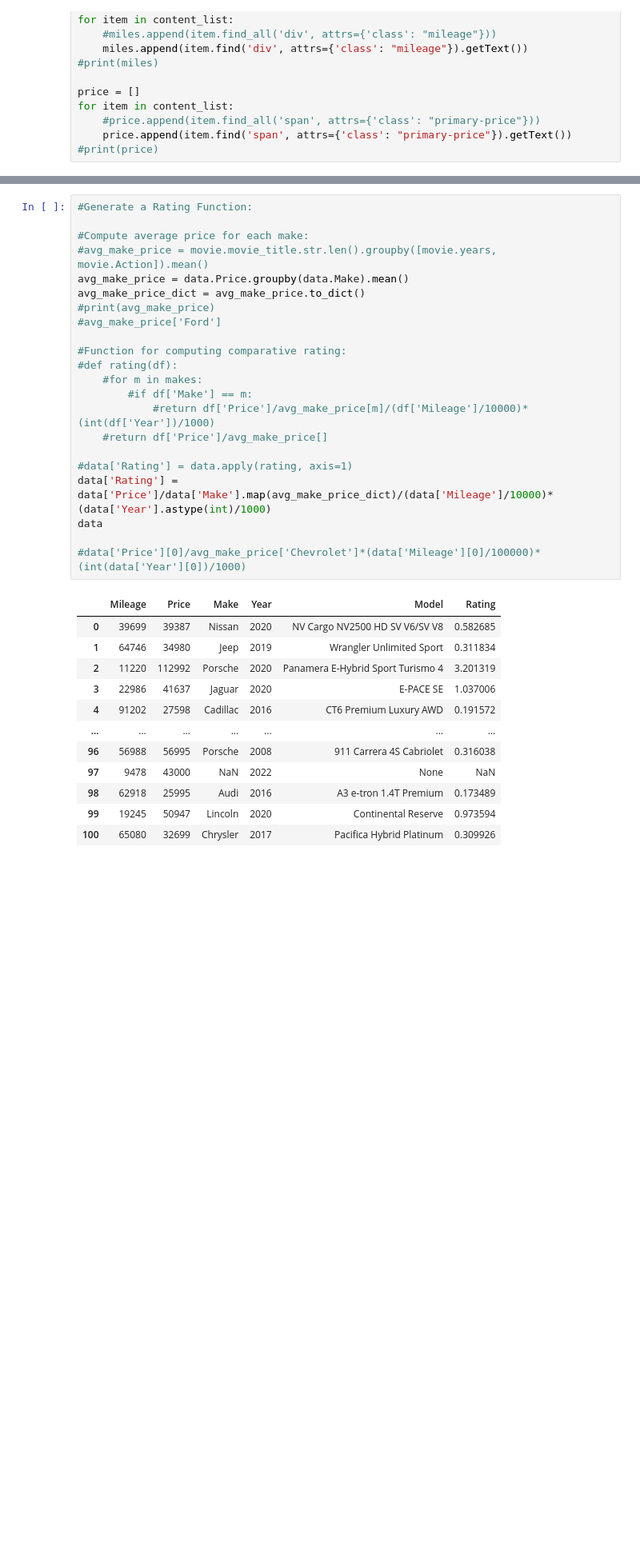
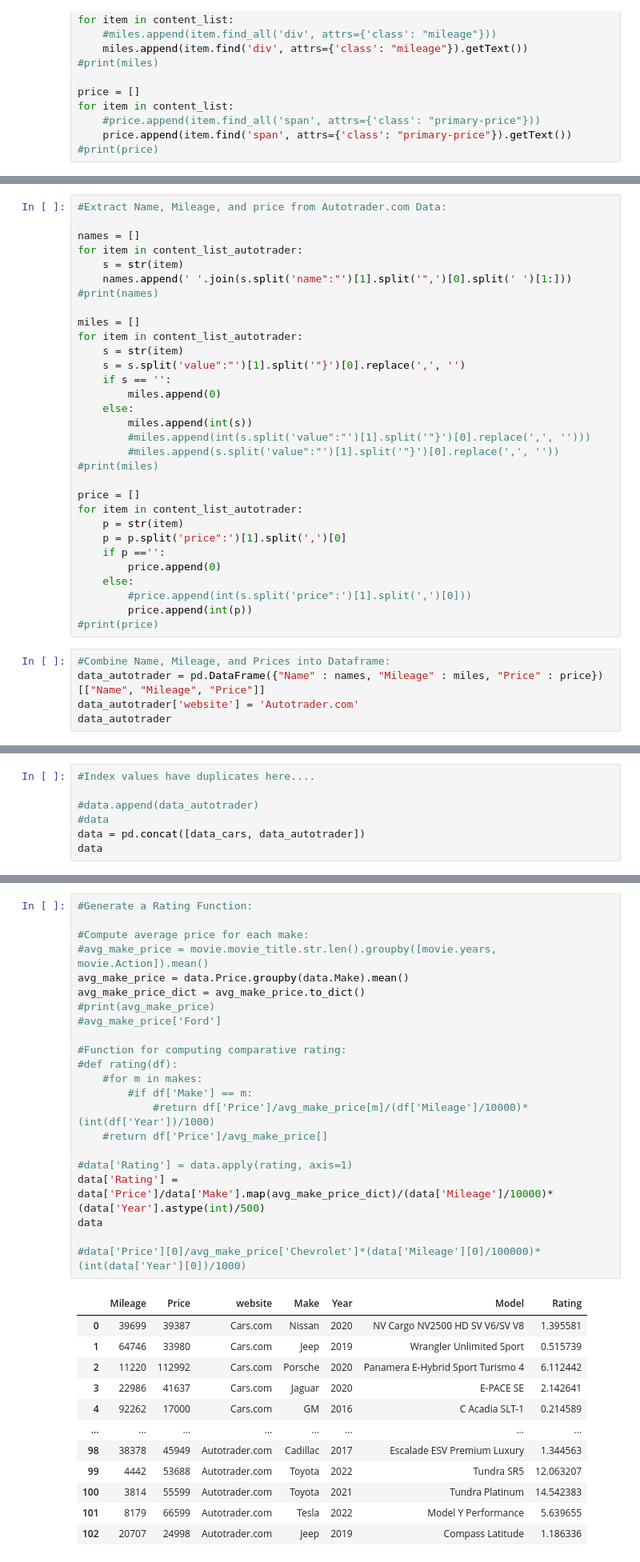
Before and after one commit to spooknewt/tools1_project_TG_AM, a Jupyter notebook: used_cars_project.ipynb, the cells around one changed output, grey strips where cells are left out. Shown at 80% size. Saved outputs shown, nothing was run; the diff lists cells and outputs as text; blank space fills up the shorter version.

```diff
--- a/used_cars_project.ipynb
+++ b/used_cars_project.ipynb
@@ -107,0 +146,36 @@ data['Price'] = data['Price'].apply(price)
+# %%
+#Extract Name, Mileage, and price from Autotrader.com Data:
+
+names = []
+for item in content_list_autotrader:
+    s = str(item)
+    names.append(' '.join(s.split('name":"')[1].split('",')[0].split(' ')[1:]))
+#print(names)
+
+miles = []
+for item in content_list_autotrader:
+    s = str(item)
+    s = s.split('value":"')[1].split('"}')[0].replace(',', '')
+    if s == '':
+        miles.append(0)
+    else:
+        miles.append(int(s))
+        #miles.append(int(s.split('value":"')[1].split('"}')[0].replace(',', '')))
+        #miles.append(s.split('value":"')[1].split('"}')[0].replace(',', ''))
+#print(miles)
+
+price = []
+for item in content_list_autotrader:
+    p = str(item)
+    p = p.split('price":')[1].split(',')[0]
+    if p =='':
+        price.append(0)
+    else:
+        #price.append(int(s.split('price":')[1].split(',')[0]))
+        price.append(int(p))
+#print(price)
+# %%
+#Combine Name, Mileage, and Prices into Dataframe:
+data_autotrader = pd.DataFrame({"Name" : names, "Mileage" : miles, "Price" : price})[["Name", "Mileage", "Price"]]
+data_autotrader['website'] = 'Autotrader.com'
+data_autotrader
@@ -107,0 +198,7 @@ data['Price'] = data['Price'].apply(price)
+# %%
+#Index values have duplicates here....
+
+#data.append(data_autotrader)
+#data
+data = pd.concat([data_cars, data_autotrader])
+data
@@ -211,35 +319,35 @@ KeyError: 'Name'
 # %%
 #Generate a Rating Function:
 
 #Compute average price for each make:
 #avg_make_price = movie.movie_title.str.len().groupby([movie.years, movie.Action]).mean()
 avg_make_price = data.Price.groupby(data.Make).mean()
 avg_make_price_dict = avg_make_price.to_dict()
 #print(avg_make_price)
 #avg_make_price['Ford']
 
 #Function for computing comparative rating:
 #def rating(df):
     #for m in makes:
         #if df['Make'] == m:
             #return df['Price']/avg_make_price[m]/(df['Mileage']/10000)*(int(df['Year'])/1000)
     #return df['Price']/avg_make_price[]
 
 #data['Rating'] = data.apply(rating, axis=1)
-data['Rating'] = data['Price']/data['Make'].map(avg_make_price_dict)/(data['Mileage']/10000)*(data['Year'].astype(int)/1000)
+data['Rating'] = data['Price']/data['Make'].map(avg_make_price_dict)/(data['Mileage']/10000)*(data['Year'].astype(int)/500)
 data
 
 #data['Price'][0]/avg_make_price['Chevrolet']*(data['Mileage'][0]/100000)*(int(data['Year'][0])/1000)
 # %% [output]
-|  | Mileage | Price | Make | Year | Model | Rating |
-| 0 | 39699 | 39387 | Nissan | 2020 | NV Cargo NV2500 HD SV V6/SV V8 | 0.582685 |
-| 1 | 64746 | 34980 | Jeep | 2019 | Wrangler Unlimited Sport | 0.311834 |
-| 2 | 11220 | 112992 | Porsche | 2020 | Panamera E-Hybrid Sport Turismo 4 | 3.201319 |
-| 3 | 22986 | 41637 | Jaguar | 2020 | E-PACE SE | 1.037006 |
-| 4 | 91202 | 27598 | Cadillac | 2016 | CT6 Premium Luxury AWD | 0.191572 |
-| ... | ... | ... | ... | ... | ... | ... |
-| 96 | 56988 | 56995 | Porsche | 2008 | 911 Carrera 4S Cabriolet | 0.316038 |
-| 97 | 9478 | 43000 | NaN | 2022 | None | NaN |
-| 98 | 62918 | 25995 | Audi | 2016 | A3 e-tron 1.4T Premium | 0.173489 |
-| 99 | 19245 | 50947 | Lincoln | 2020 | Continental Reserve | 0.973594 |
-| 100 | 65080 | 32699 | Chrysler | 2017 | Pacifica Hybrid Platinum | 0.309926 |
+|  | Mileage | Price | website | Make | Year | Model | Rating |
+| 0 | 39699 | 39387 | Cars.com | Nissan | 2020 | NV Cargo NV2500 HD SV V6/SV V8 | 1.395581 |
+| 1 | 64746 | 33980 | Cars.com | Jeep | 2019 | Wrangler Unlimited Sport | 0.515739 |
+| 2 | 11220 | 112992 | Cars.com | Porsche | 2020 | Panamera E-Hybrid Sport Turismo 4 | 6.112442 |
+| 3 | 22986 | 41637 | Cars.com | Jaguar | 2020 | E-PACE SE | 2.142641 |
+| 4 | 92262 | 17000 | Cars.com | GM | 2016 | C Acadia SLT-1 | 0.214589 |
+| ... | ... | ... | ... | ... | ... | ... | ... |
+| 98 | 38378 | 45949 | Autotrader.com | Cadillac | 2017 | Escalade ESV Premium Luxury | 1.344563 |
+| 99 | 4442 | 53688 | Autotrader.com | Toyota | 2022 | Tundra SR5 | 12.063207 |
+| 100 | 3814 | 55599 | Autotrader.com | Toyota | 2021 | Tundra Platinum | 14.542383 |
+| 101 | 8179 | 66599 | Autotrader.com | Tesla | 2022 | Model Y Performance | 5.639655 |
+| 102 | 20707 | 24998 | Autotrader.com | Jeep | 2019 | Compass Latitude | 1.186336 |
```
Also changed, not shown: parts of 28 cells of this notebook, 1 other file.
